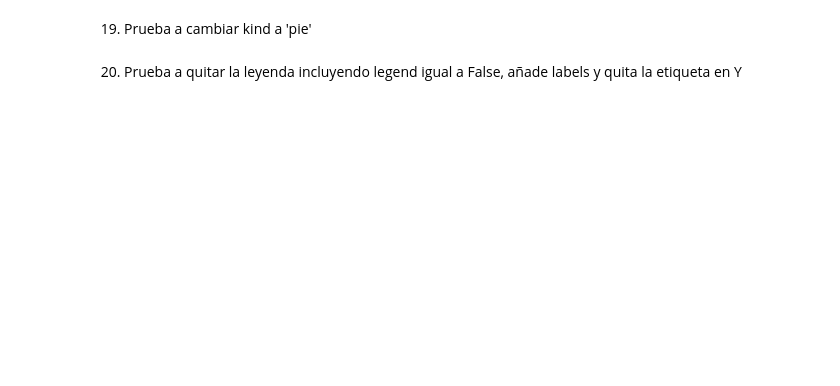
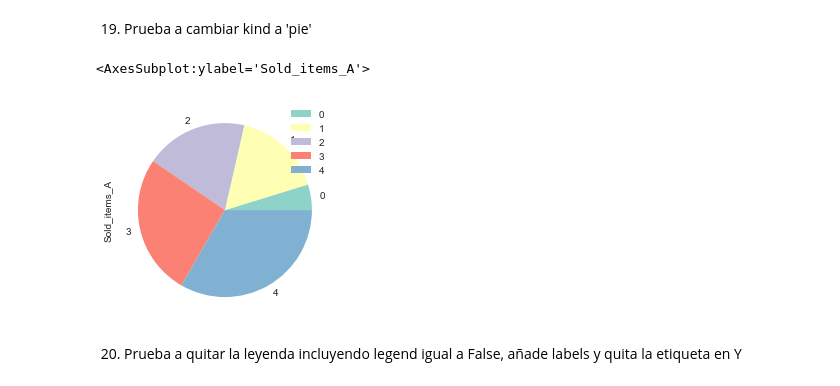
Before and after one commit to marcusRB/thebridge_ft_nov21, a Jupyter notebook: 2-EDA/3-Matplotlib/practica/ejercicios_Matplotlib.ipynb, the cells around one changed output. Cells and saved outputs as stored; diff of their text form; code cells hidden in the pictures; blank space fills up the shorter version.

```diff
--- a/2-EDA/3-Matplotlib/practica/ejercicios_Matplotlib.ipynb
+++ b/2-EDA/3-Matplotlib/practica/ejercicios_Matplotlib.ipynb
@@ -240,4 +266,9 @@ df.plot('columna X', 'columna Y', 'kind' = 'scatter)
 # %% [markdown]
 19. Prueba a cambiar kind a 'pie'
+# %%
+df.plot("Year", "Sold_items_A", kind='pie')
+# %% [output]
+<AxesSubplot:ylabel='Sold_items_A'>
+[figure, added]
 # %% [markdown]
 20. Prueba a quitar la leyenda incluyendo legend igual a False, añade labels y quita la etiqueta en Y
```
Also changed, not shown: parts of 10 cells of this notebook, 5 other files.
